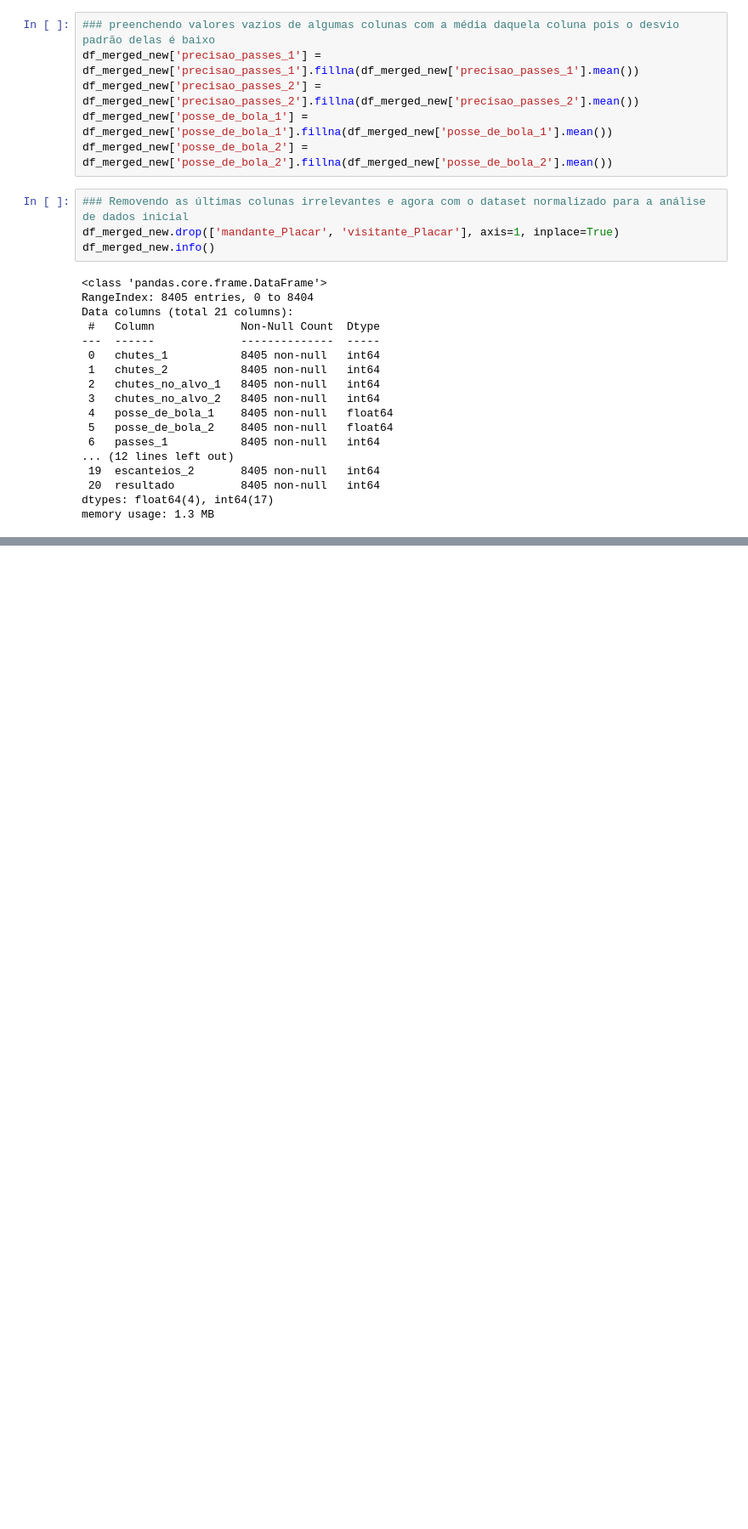
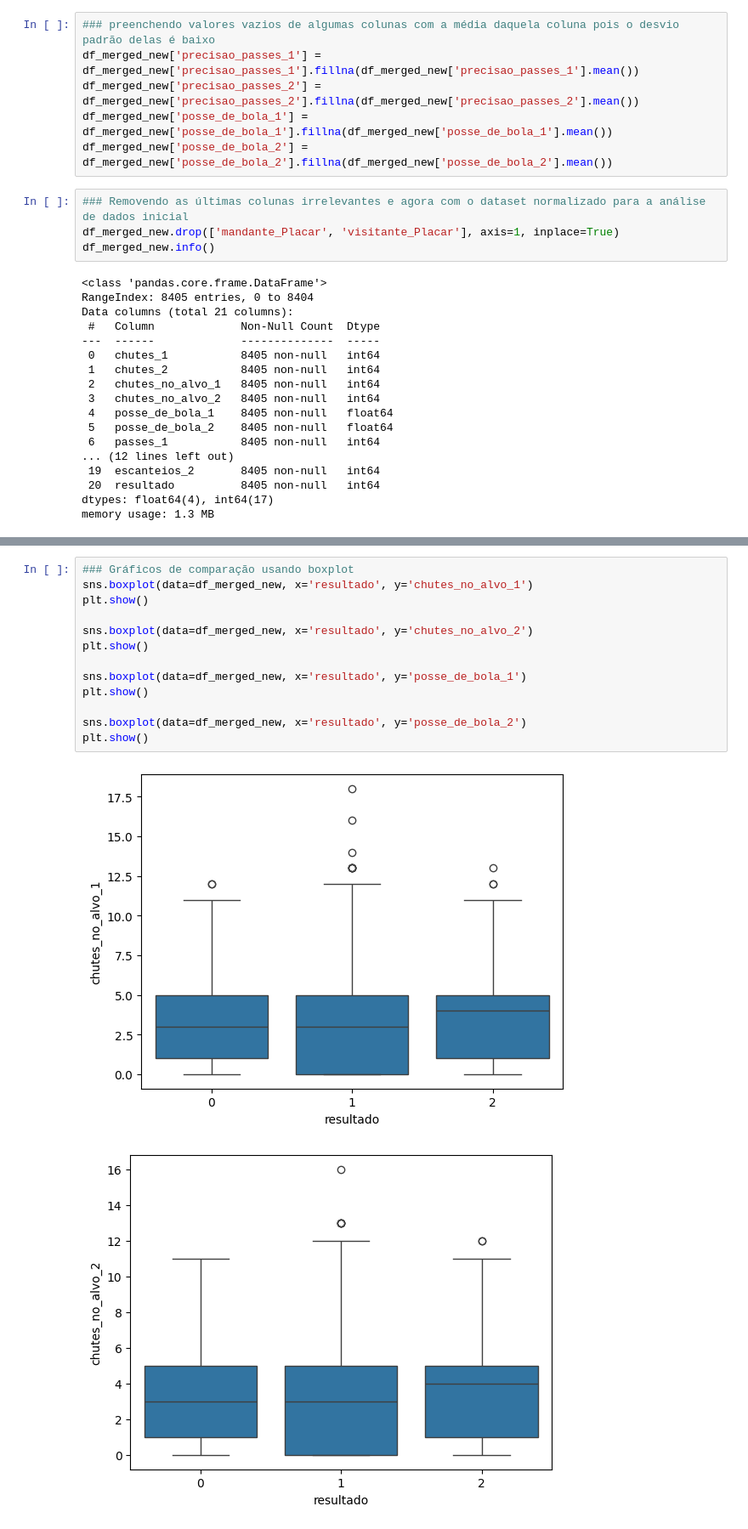
Before and after one commit to ThiagoYure/Data-Science-Brasileirao, a Jupyter notebook: notebooks/eda.ipynb, the cells around one changed output, grey strips where cells are left out. Shown: that part at 85% size. Drawn from its saved outputs; the diff is of its cells as text; blank space fills up the shorter version.

```diff
--- a/notebooks/eda.ipynb
+++ b/notebooks/eda.ipynb
@@ -336,0 +386,16 @@ for feature in feature_columns:
+# %%
+### Gráficos de comparação usando boxplot
+sns.boxplot(data=df_merged_new, x='resultado', y='chutes_no_alvo_1')
+plt.show()
+
+sns.boxplot(data=df_merged_new, x='resultado', y='chutes_no_alvo_2')
+plt.show()
+
+sns.boxplot(data=df_merged_new, x='resultado', y='posse_de_bola_1')
+plt.show()
+
+sns.boxplot(data=df_merged_new, x='resultado', y='posse_de_bola_2')
+plt.show()
+# %% [output]
+[figure, added]
+[figure, added]
```
Also changed, not shown: parts of 5 cells of this notebook.
